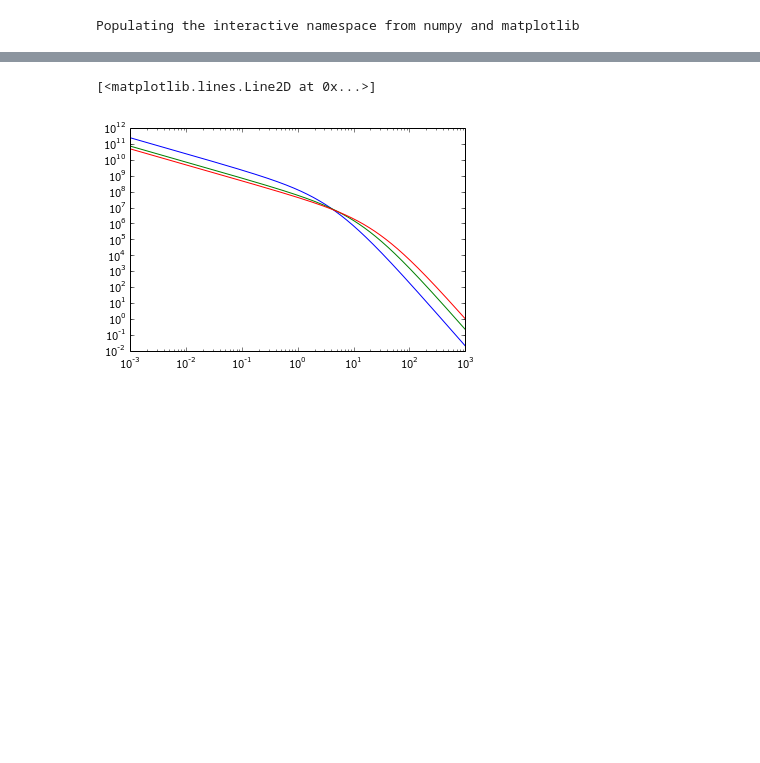
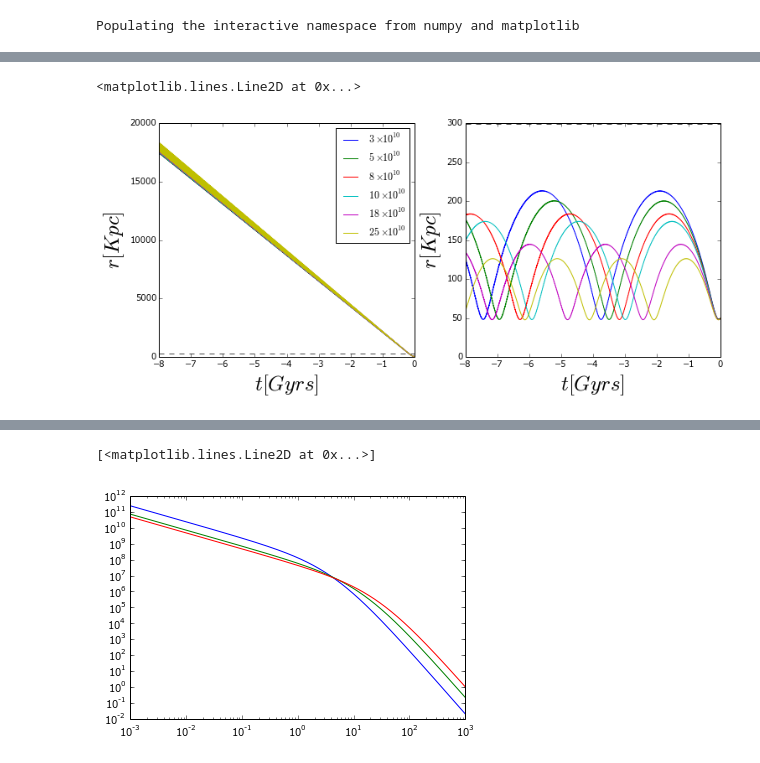
Before and after one commit to jngaravitoc/LMC-MW, a Jupyter notebook: code/df_models.ipynb, the cells around one changed output, grey strips where cells are left out. Cells and saved outputs as stored; diff of their text form; code cells hidden in the pictures; blank space fills up the shorter version.

```diff
--- a/code/df_models.ipynb
+++ b/code/df_models.ipynb
@@ -24,0 +109,35 @@ def reading_data(snap_name):
+# %%
+figure(figsize=(12, 5))
+
+subplot(1, 2, 1)
+plot(t1_ac, Rgal1_ac, label=r'$3 \times 10^{10}$')
+plot(t2_ac, Rgal2_ac, label=r'$5 \times 10^{10}$')
+plot(t3_ac, Rgal3_ac, label=r'$8 \times 10^{10}$')
+plot(t4_ac, Rgal4_ac, label=r'$10 \times 10^{10}$')
+plot(t5_ac, Rgal5_ac, label=r'$18 \times 10^{10}$')
+plot(t6_ac, Rgal6_ac, label=r'$25 \times 10^{10}$')
+
+
+xlabel('$t[Gyrs]$', fontsize=25)
+ylabel('$r[Kpc]$', fontsize=25)
+axhline(261, ls='--', c='k', alpha=0.7)
+legend(loc='best', fontsize=12, ncol=1)
+
+#legend(loc='best', fontsize=15)
+subplot(1, 2, 2)
+plot(t1_2_ac, Rgal1_2_ac, label=r'$3 \times 10^{10}$')
+plot(t2_2_ac, Rgal2_2_ac, label=r'$5 \times 10^{10}$')
+plot(t3_2_ac, Rgal3_2_ac, label=r'$8 \times 10^{10}$')
+plot(t4_2_ac, Rgal4_2_ac, label=r'$10 \times 10^{10}$')
+plot(t5_2_ac, Rgal5_2_ac, label=r'$18 \times 10^{10}$')
+plot(t6_2_ac, Rgal6_2_ac, label=r'$25 \times 10^{10}$')
+
+
+xlabel('$t[Gyrs]$', fontsize=25)
+ylabel('$r[Kpc]$', fontsize=25)
+
+axhline(299, ls='--', c='k', alpha=0.7)
+#ylim(0, 800)
+# %% [output]
+<matplotlib.lines.Line2D at 0x...>
+[figure, added]
```
Also changed, not shown: parts of 19 cells of this notebook.
